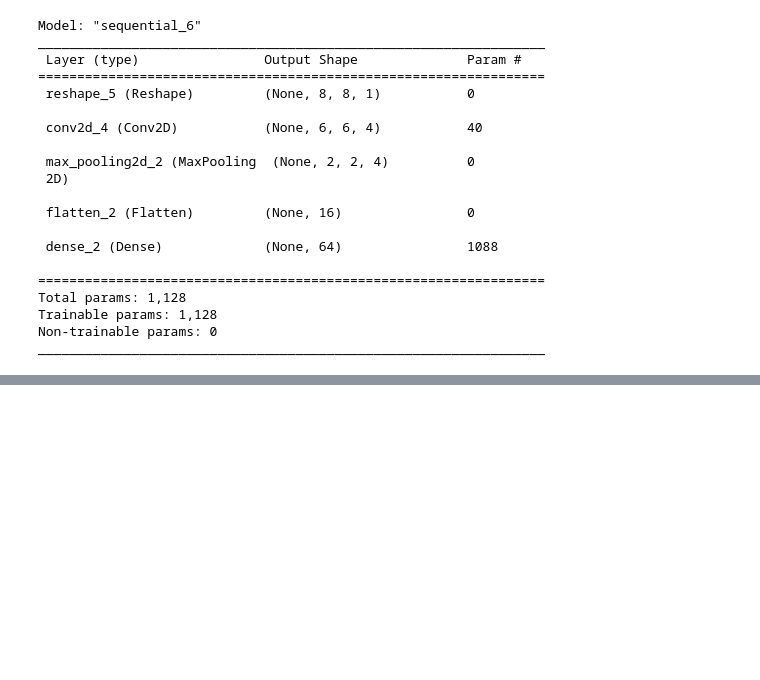
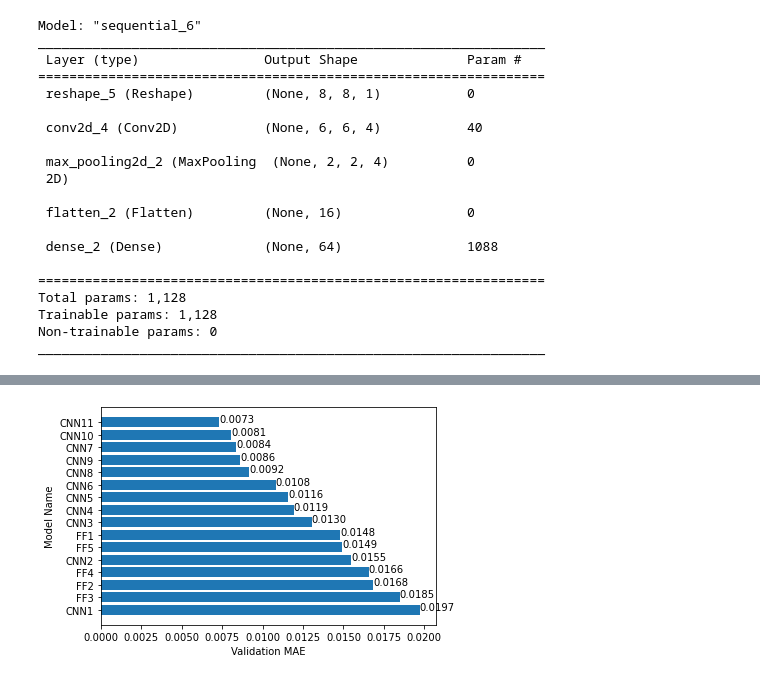
Before and after one commit to vytautas9/Tiriamiasis_Projektas_2, a Jupyter notebook: Tiriamasis2.ipynb, the cells around one changed output, grey strips where cells are left out. Saved outputs shown, nothing was run; the diff lists cells and outputs as text; code cells hidden in the pictures; blank space fills up the shorter version.

Commit message:
Added several more experiments as well as summarized plots

```diff
--- a/Tiriamasis2.ipynb
+++ b/Tiriamasis2.ipynb
@@ -339,10 +439,14 @@ _________________________________________________________________
 # Read last metric of all models insider logs directory
 history_files = glob.glob('logs/' + '/**/*.csv', recursive = True)
 
-model_metrics = pd.DataFrame(columns=['model_name', 'loss', 'mean_absolute_error', 'val_loss', 'val_mean_absolute_error'])
+model_metrics = pd.DataFrame(columns = ['epochs', 'model_name', 'loss', 'mean_absolute_error', 'val_loss', 'val_mean_absolute_error'])
+model_history = pd.DataFrame(columns = ['epochs', 'model_name', 'loss', 'mean_absolute_error', 'val_loss', 'val_mean_absolute_error'])
 
 for i in range(0, len(history_files)):
     model_name = os.path.basename(history_files[i])
-    history = pd.read_csv(history_files[i]).tail(1)
+    history = pd.read_csv(history_files[i])
     history = history.assign(model_name = os.path.splitext(model_name)[0])
-    model_metrics = model_metrics.append(history, ignore_index=True)
+    history = history.rename_axis("epochs").reset_index()
+    history.epochs = history.epochs + 1
+    model_history = model_history.append(history, ignore_index = True)
+    model_metrics = model_metrics.append(history.tail(1), ignore_index=True)
@@ -358,0 +453,20 @@ CNN1\CNN1
+# %%
+df_sorted= model_metrics.sort_values('val_mean_absolute_error', ascending = False)
+
+# Plot horizontal bar chart
+bars = plt.barh('model_name', 'val_mean_absolute_error',data=df_sorted)
+
+# To get data labels
+for  bar in bars:
+    width = bar.get_width()
+    label_y = bar.get_y() + bar.get_height() / 2
+    plt.text(width, label_y, s=f'{width:.4f}')
+
+# Define axes labels
+plt.xlabel("Validation MAE")
+plt.ylabel("Model Name")
+
+# Display a bar chart
+plt.show()
+# %% [output]
+[figure, added]
```
Also changed, not shown: parts of 9 cells of this notebook.
